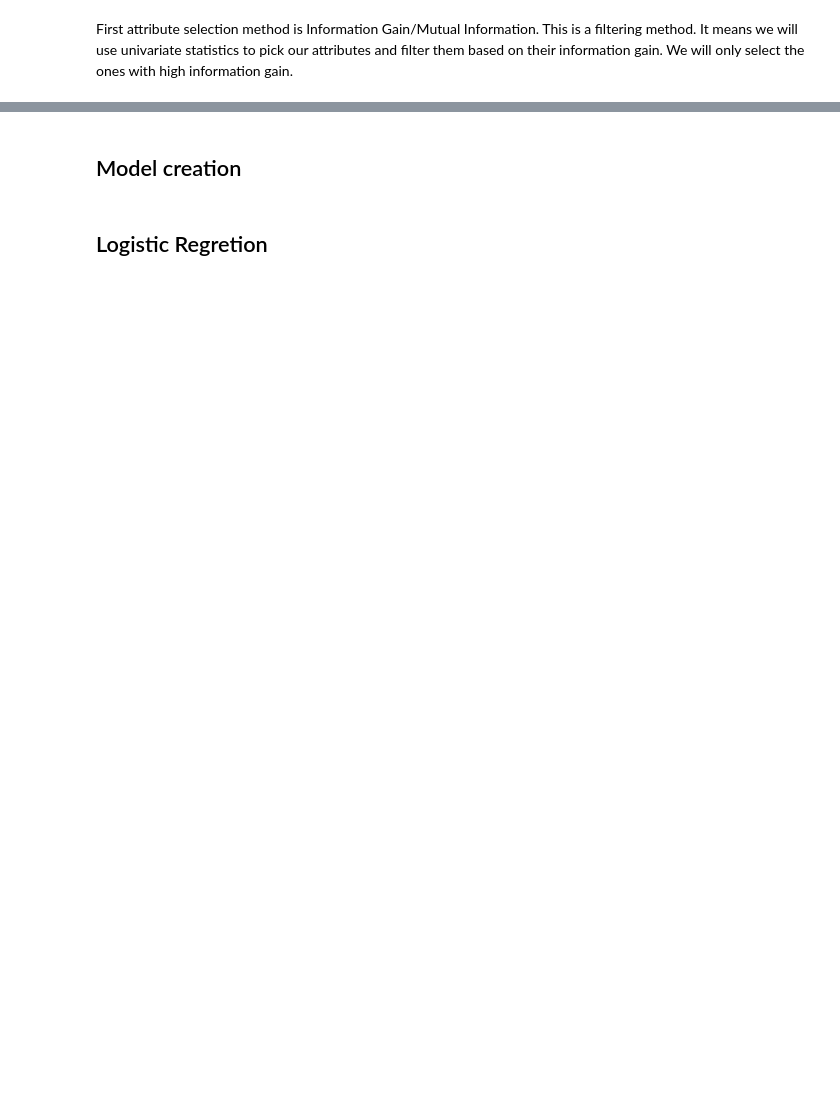
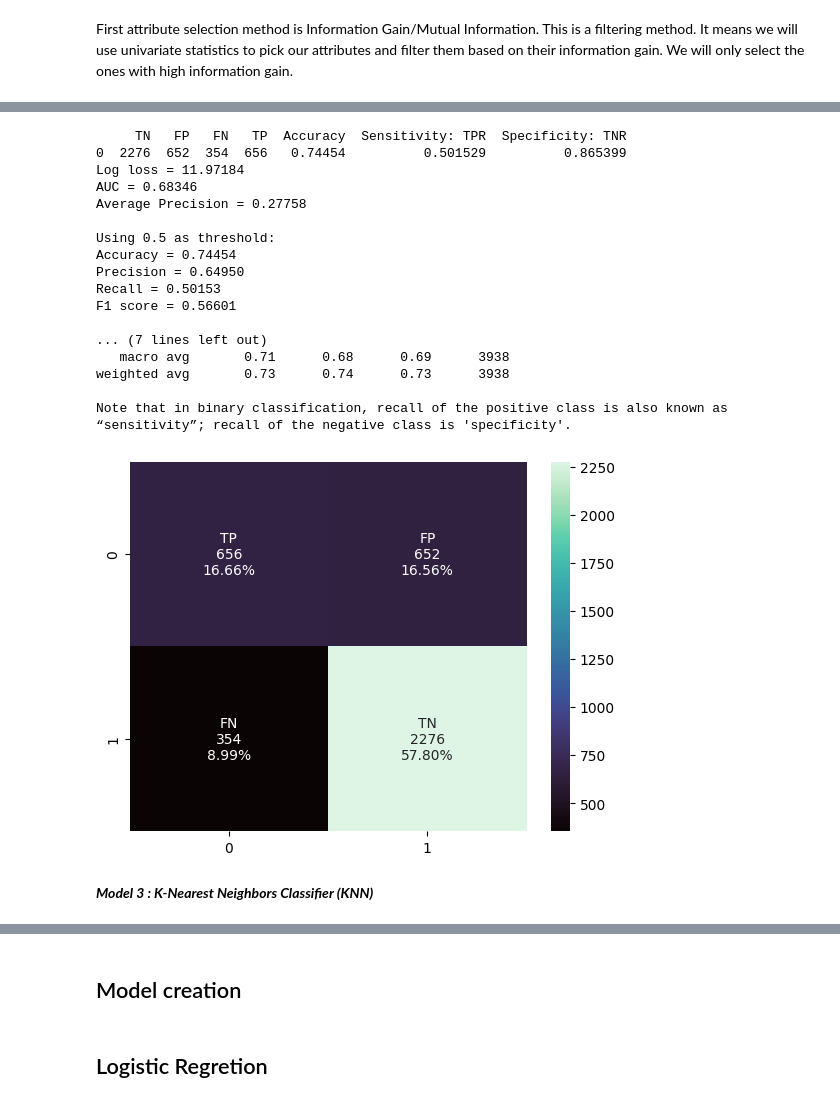
Before and after one commit to hicranA/2018_BRFSS_survey_data_anlaysis, a Jupyter notebook: dataProcessing.ipynb, the cells around one changed output, grey strips where cells are left out. Drawn from its saved outputs; the diff is of its cells as text; code cells hidden in the pictures; blank space fills up the shorter version.

```diff
--- a/dataProcessing.ipynb
+++ b/dataProcessing.ipynb
@@ -137,0 +204,33 @@ mutual_info[mutual_info.between(0.01,1 )].sort_values(ascending=False).plot.bar(
+# %%
+def dTMaker(X_train, y_train, X_test):
+    #max_depth to control the size of the tree to prevent overfitting
+    m = DecisionTreeClassifier(max_depth=3, random_state=42)
+    m = m.fit(X_train, y_train.values.ravel())
+    y_pred = m.predict(X_test)
+    return m , y_pred
+# %%
+m2_dt, m2_y_pred_dt  = dTMaker (X_train=X_train_reduced1, y_train=y_train, X_test=X_test_reduced1)
+# %%
+# printing dt result
+m2_dt_result = printAccuracy(y_test, m2_y_pred_dt)
+# %% [output]
+     TN   FP   FN   TP  Accuracy  Sensitivity: TPR  Specificity: TNR
+0  2276  652  354  656   0.74454          0.501529          0.865399
+Log loss = 11.97184
+AUC = 0.68346
+Average Precision = 0.27758
+
+Using 0.5 as threshold:
+Accuracy = 0.74454
+Precision = 0.64950
+Recall = 0.50153
+F1 score = 0.56601
+
+... (7 lines left out)
+   macro avg       0.71      0.68      0.69      3938
+weighted avg       0.73      0.74      0.73      3938
+
+Note that in binary classification, recall of the positive class is also known as “sensitivity”; recall of the negative class is 'specificity'.
+[figure, added]
+# %% [markdown]
+***Model 3 : K-Nearest Neighbors Classifier (KNN)***
```
Also changed, not shown: parts of 112 cells of this notebook, 4 other files.
